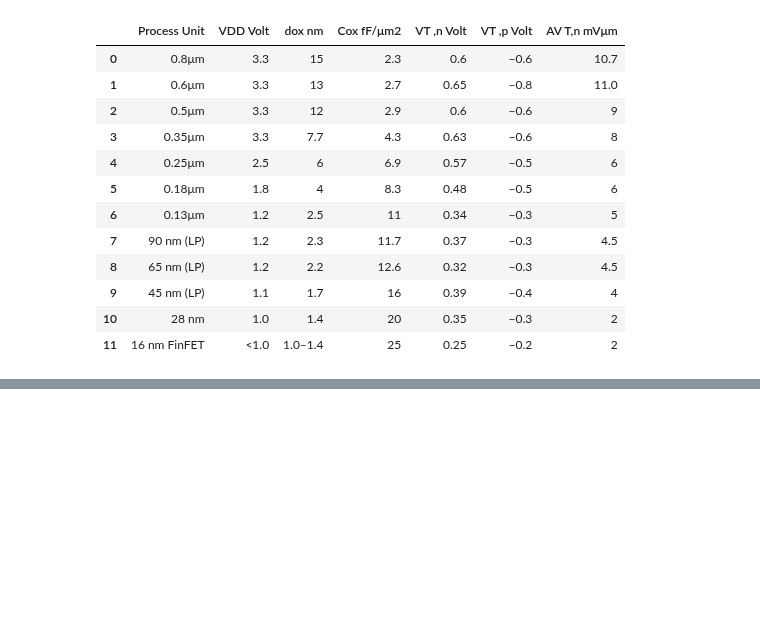
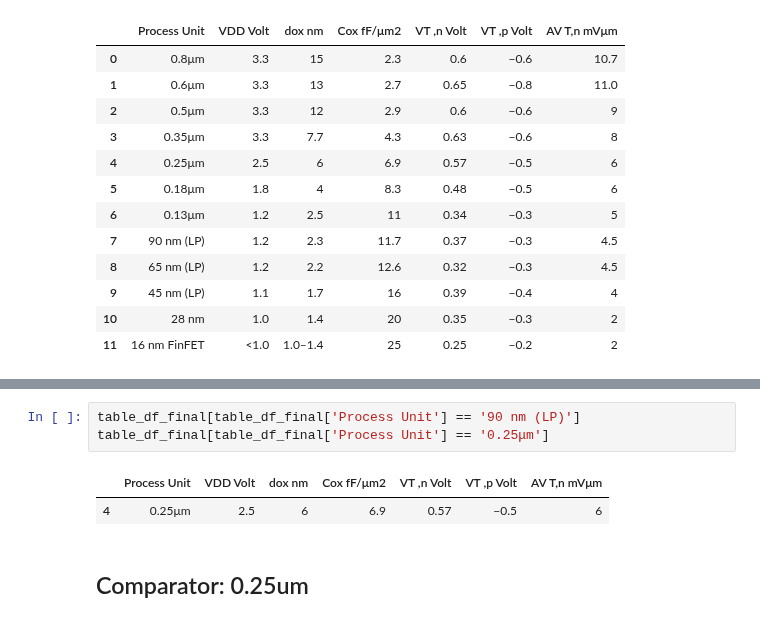
Before and after one commit to venkataratnamb20/quicksilicon, a Jupyter notebook: vlsi/vbanaloglib/comparator/vbanaloglib_comparator_design.ipynb, the cells around one changed output, grey strips where cells are left out. Saved outputs shown, nothing was run; the diff lists cells and outputs as text; blank space fills up the shorter version.

Commit message:
Calculate Comparator offset for 0.25um.

```diff
--- a/vlsi/vbanaloglib/comparator/vbanaloglib_comparator_design.ipynb
+++ b/vlsi/vbanaloglib/comparator/vbanaloglib_comparator_design.ipynb
@@ -264,0 +283,8 @@ table_df_final
+# %%
+table_df_final[table_df_final['Process Unit'] == '90 nm (LP)']
+table_df_final[table_df_final['Process Unit'] == '0.25μm']
+# %% [output]
+|  | Process Unit | VDD Volt | dox nm | Cox fF/μm2 | VT ,n Volt | VT ,p Volt | AV T,n mVμm |
+| 4 | 0.25μm | 2.5 | 6 | 6.9 | 0.57 | −0.5 | 6 |
+# %% [markdown]
+## Comparator: 0.25um
```
Also changed, not shown: parts of 5 cells of this notebook.
